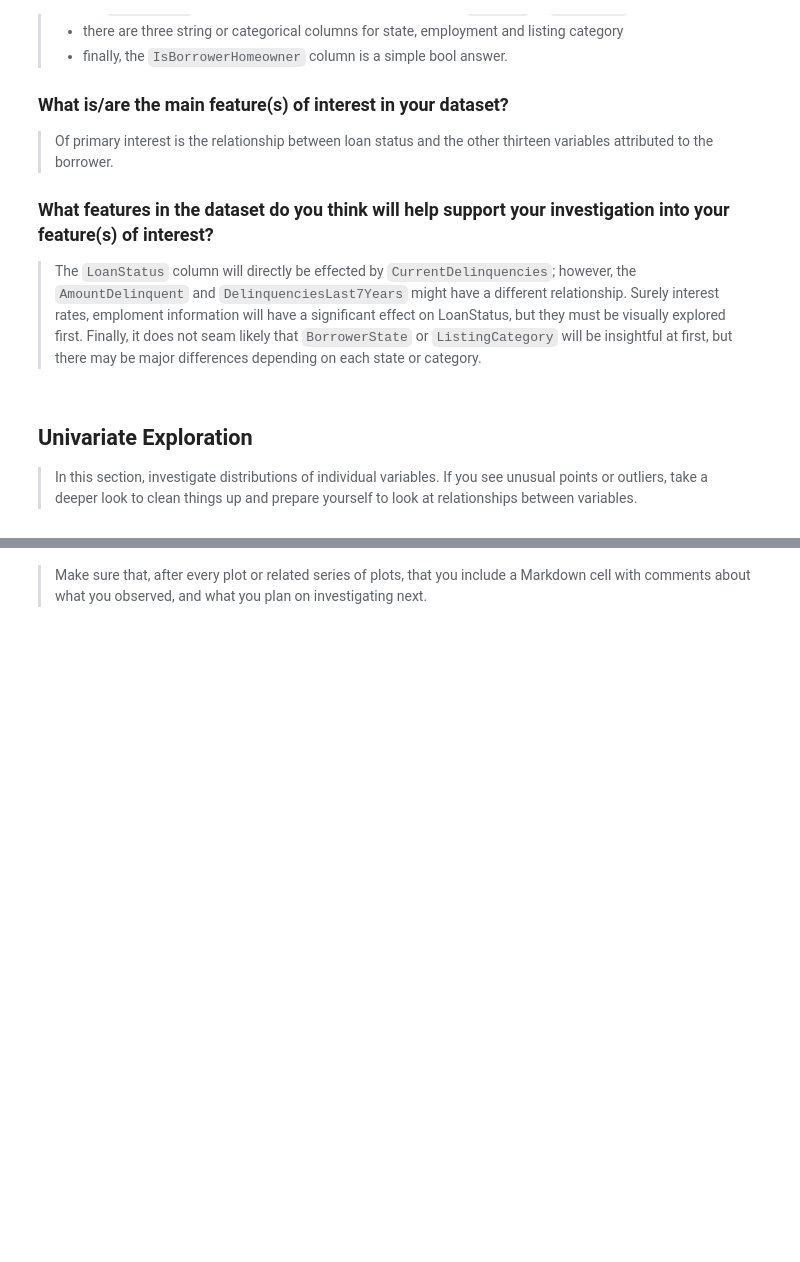
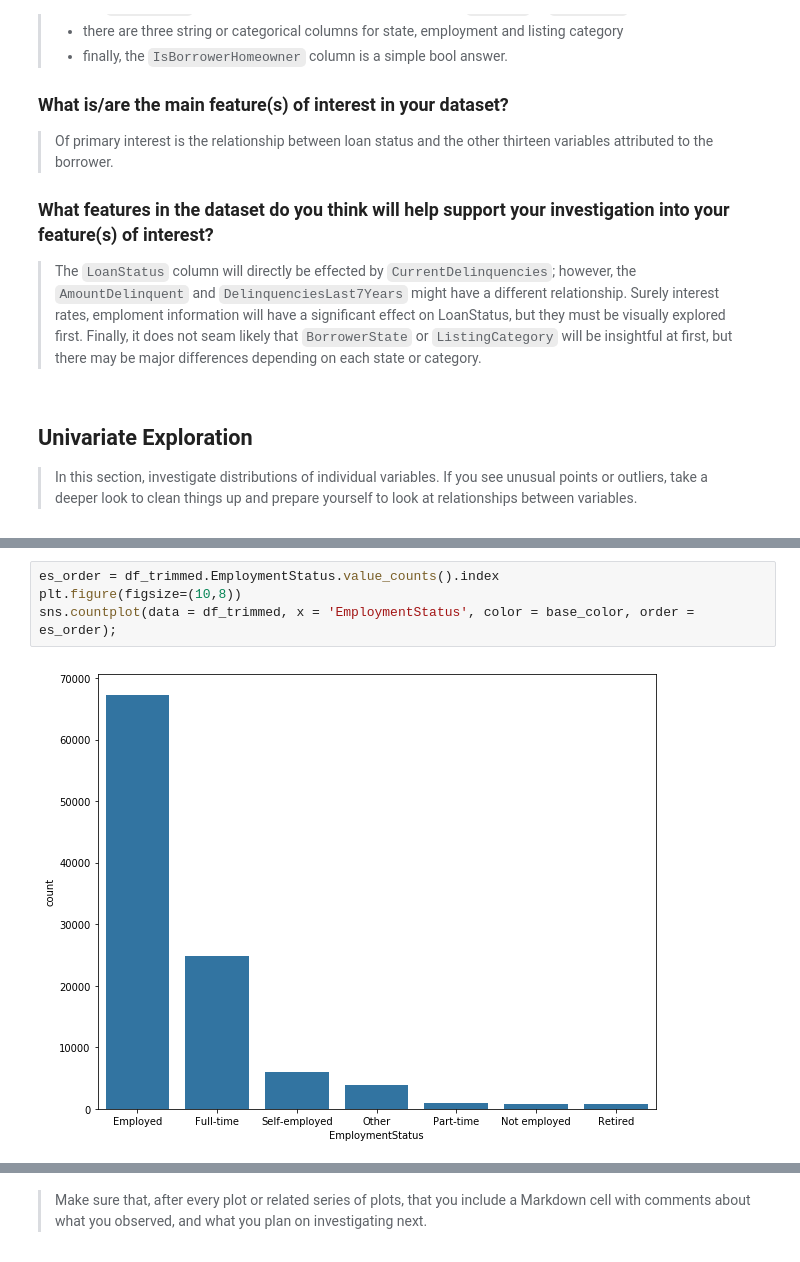
Before and after one commit to Jeff-VA/Udacity-Communicate-Data-Project, a Jupyter notebook: exploration.ipynb, the cells around one changed output, grey strips where cells are left out. Drawn from its saved outputs; the diff is of its cells as text; blank space fills up the shorter version.

```diff
--- a/exploration.ipynb
+++ b/exploration.ipynb
@@ -313,0 +351,6 @@ and prepare yourself to look at relationships between variables.
+# %%
+es_order = df_trimmed.EmploymentStatus.value_counts().index
+plt.figure(figsize=(10,8))
+sns.countplot(data = df_trimmed, x = 'EmploymentStatus', color = base_color, order = es_order);
+# %% [output]
+[figure, added]
```
Also changed, not shown: parts of 13 cells of this notebook.
